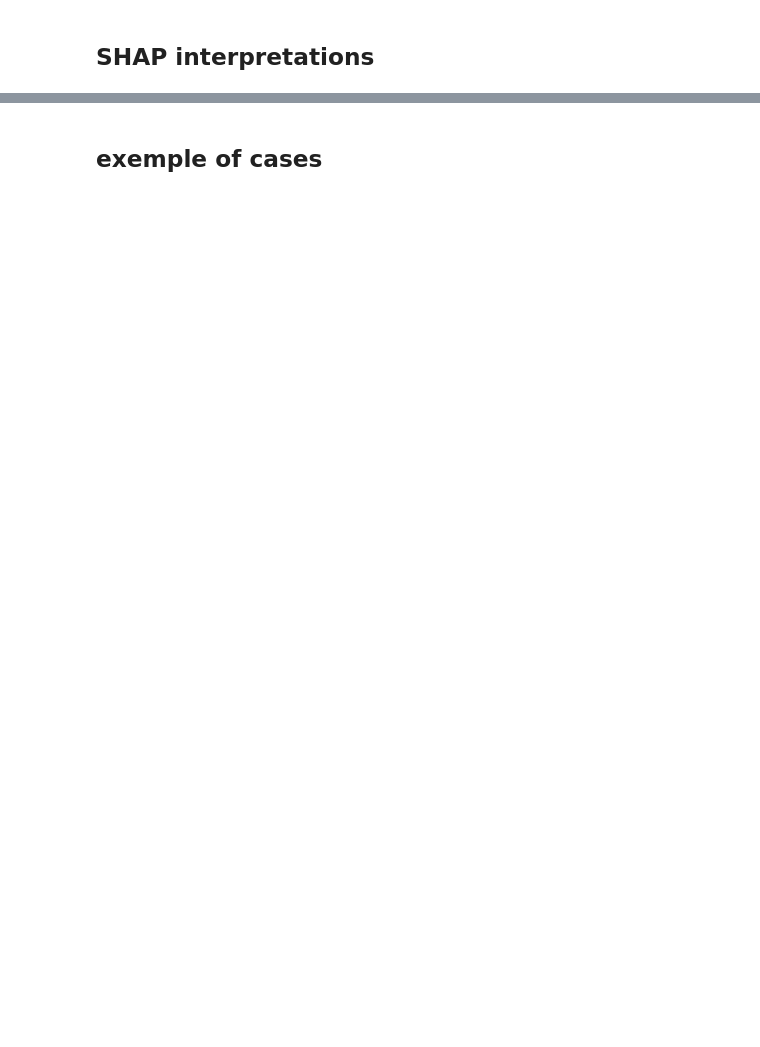
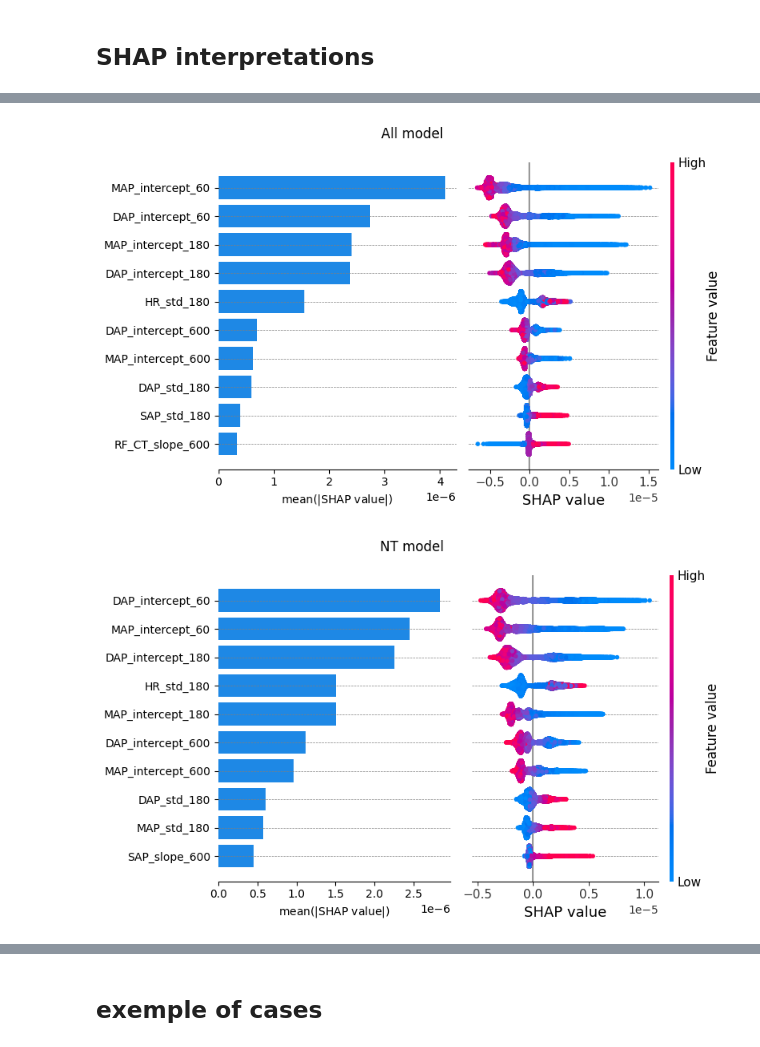
Before and after one commit to BobAubouin/hypotension_pred, a Jupyter notebook: scripts/experiments/show_results.ipynb, the cells around one changed output, grey strips where cells are left out. Drawn from its saved outputs; the diff is of its cells as text; code cells hidden in the pictures; blank space fills up the shorter version.

```diff
--- a/scripts/experiments/show_results.ipynb
+++ b/scripts/experiments/show_results.ipynb
@@ -28,17 +29,22 @@ model_filename_4 = 'xgb_inter_easy_points_filtered.json'
 feature_type="time"
 # %%
-data_clean = pd.read_parquet(f'data/datasets/{dataset_name}/cases', dtype_backend='pyarrow')
+data = pd.read_parquet(f'data/datasets/{dataset_name}/cases', dtype_backend='pyarrow')
 if feature_type == "wave" or feature_type == "mixt":
     data_wave = pd.read_parquet(f'data/datasets/{dataset_name}/wave_rocket_features/')
-    data_clean = data_clean.merge(data_wave, left_on=['caseid', 'time'], right_on=['caseid', 'Time'])
-    data_clean['label'] = data_clean['label_x']
+    data = data.merge(data_wave, left_on=['caseid', 'time'], right_on=['caseid', 'Time'])
+    data['label'] = data['label_x']
 
 static_clean = pd.read_parquet(f'data/datasets/{dataset_name}/meta.parquet')
 
-data_clean = data_clean.merge(static_clean, on='caseid')
-# test = data_clean[data_clean['caseid'].isin(test_caseid)]
-test = data_clean[data_clean['split'] == 'test']
+data = data.merge(static_clean, on='caseid')
 
-# test['label'] = test['label'] | test['intervention']
+data = data.rename(columns={'HTA': 'preop_htn',
+             'renal_insufficiency':'preop_dm',
+             'diabete': 'preop_kd',
+             })
+
+train = pd.read_parquet(f'data/datasets/{dataset_train_name}/cases', dtype_backend='pyarrow')
+static_train = pd.read_parquet(f'data/datasets/{dataset_train_name}/meta.parquet')
+train = train.merge(static_train, on='caseid')
 # %% [markdown]
 ## Preprocessing
@@ -127,7 +182,7 @@ F1-score: 43.0% (0.4%)
 # %%
 tester.compute_shap_value()
 tester.plot_shap_values()
-tester.group_shap_values()
-tester.plot_shap_grouped()
 # %% [output]
 [interactive output not drawn]
+[figure, added]
+[figure, added]
```
Also changed, not shown: parts of 13 cells of this notebook, 8 other files.
